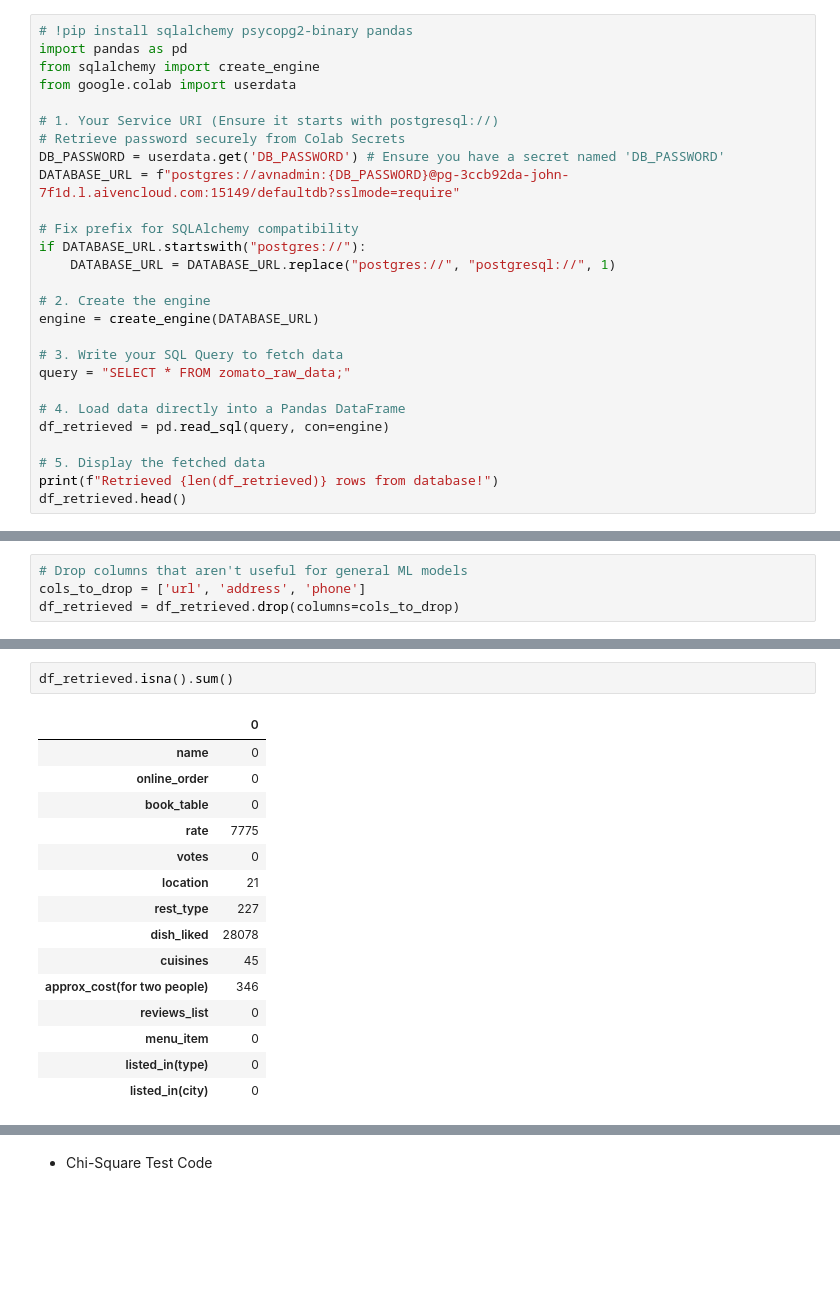
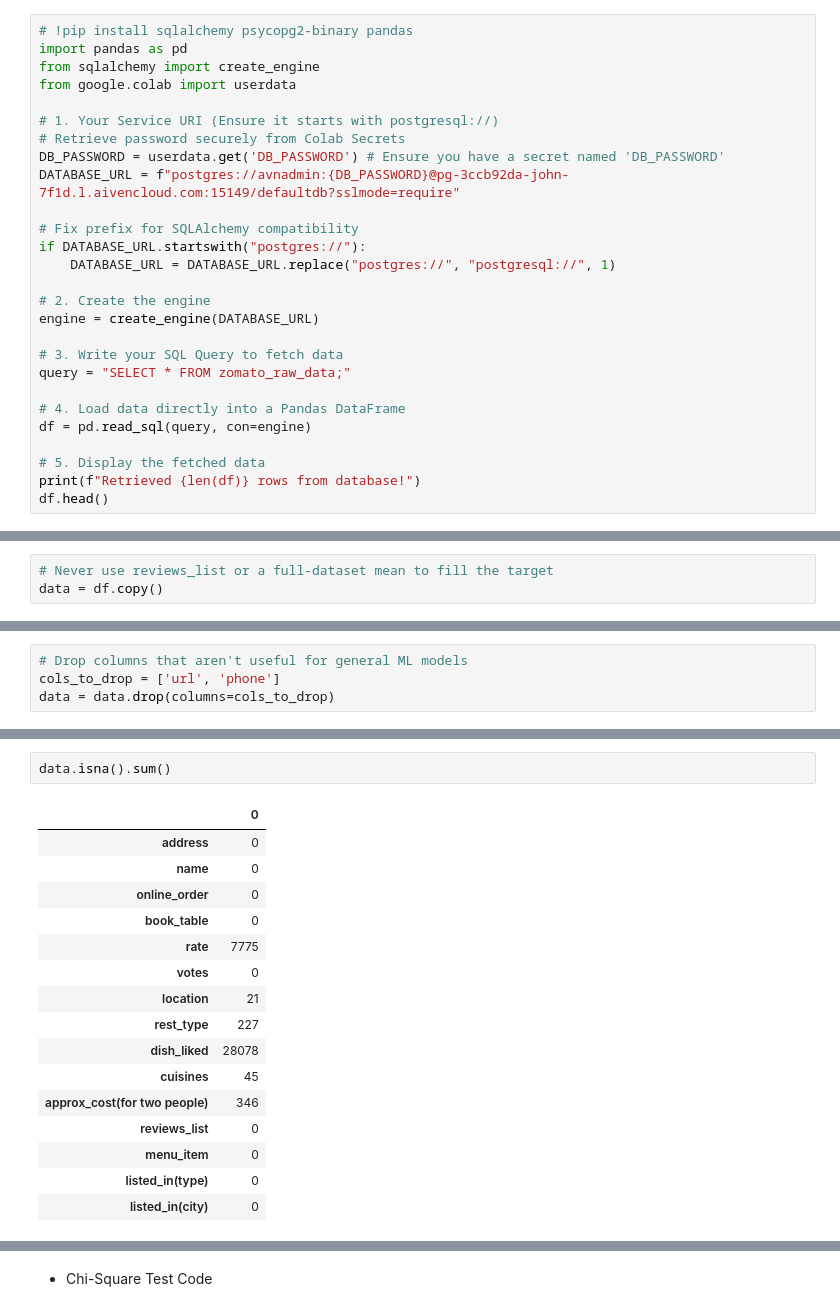
Before and after one commit to AshishNalawade0188/Restaurant-Analytics-Predictive-Intelligence-System, a Jupyter notebook: Jatin/ML_project.ipynb, the cells around one changed output, grey strips where cells are left out. Cells and saved outputs as stored; diff of their text form; blank space fills up the shorter version.

```diff
--- a/Jatin/ML_project.ipynb
+++ b/Jatin/ML_project.ipynb
@@ -46,11 +43,11 @@ engine = create_engine(DATABASE_URL)
 query = "SELECT * FROM zomato_raw_data;"
 
 # 4. Load data directly into a Pandas DataFrame
-df_retrieved = pd.read_sql(query, con=engine)
+df = pd.read_sql(query, con=engine)
 
 # 5. Display the fetched data
-print(f"Retrieved {len(df_retrieved)} rows from database!")
-df_retrieved.head()
+print(f"Retrieved {len(df)} rows from database!")
+df.head()
 # %% [output]
 Retrieved 51717 rows from database!
 |  | url | address | name | online_order | book_table | rate | votes | phone | location | rest_type | ... |
@@ -66 +59,4 @@ df_retrieved.shape
+# %%
+# Never use reviews_list or a full-dataset mean to fill the target
+data = df.copy()
 # %%
@@ -102,5 +98,5 @@ dtypes: int64(1), object(16)
 memory usage: 6.7+ MB
 # %%
 # Drop columns that aren't useful for general ML models
-cols_to_drop = ['url', 'address', 'phone']
-df_retrieved = df_retrieved.drop(columns=cols_to_drop)
+cols_to_drop = ['url', 'phone']
+data = data.drop(columns=cols_to_drop)
@@ -116,7 +103,8 @@ df_retrieved.head()
 # %%
-df_retrieved.isna().sum()
+data.isna().sum()
 # %% [output]
 |  | 0 |
+| address | 0 |
 | name | 0 |
 | online_order | 0 |
 | book_table | 0 |
```
Also changed, not shown: parts of 58 cells of this notebook.
